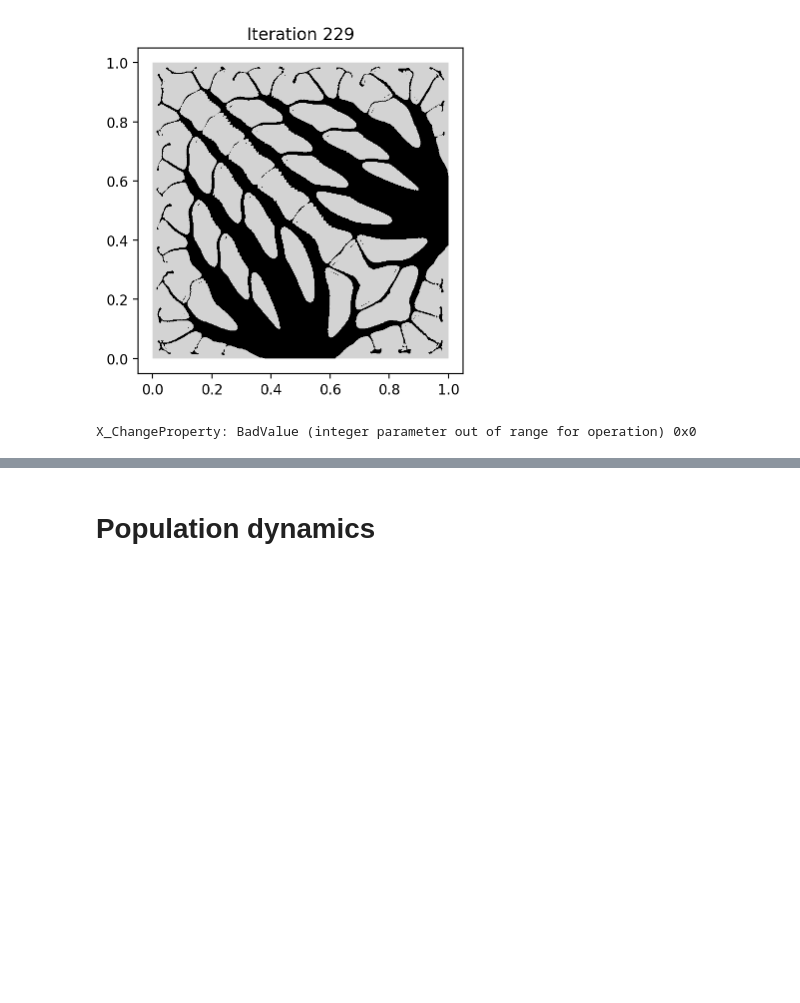
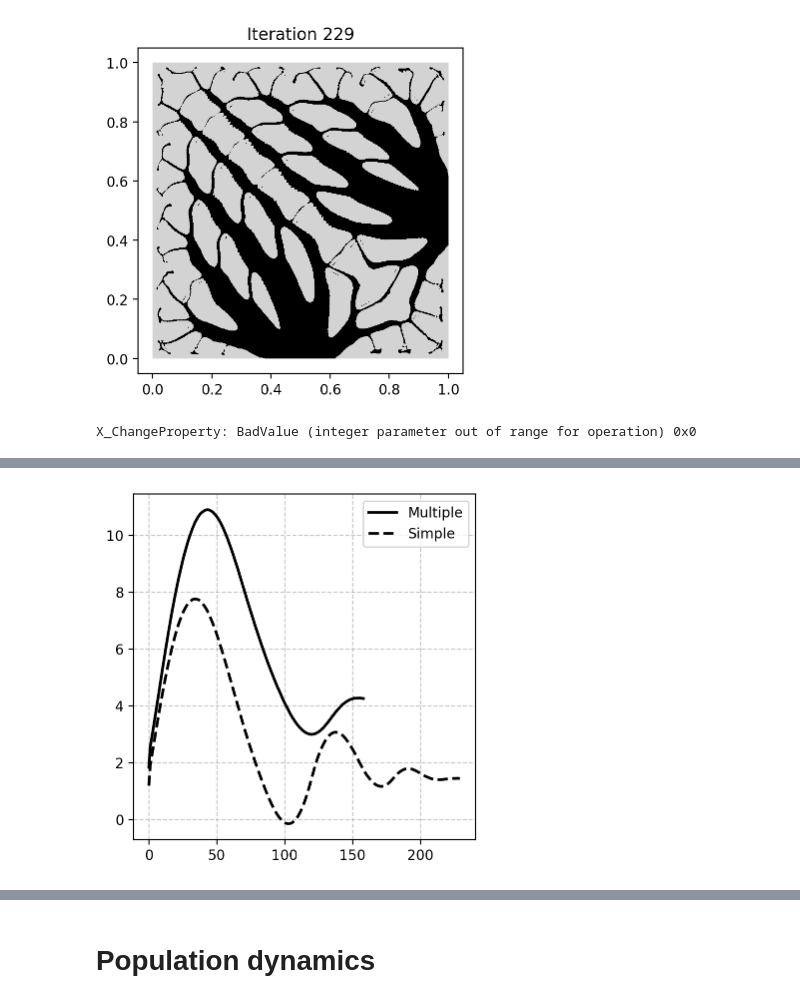
Before and after one commit to PhiFEM/phiFEM_FormOpt, a Jupyter notebook: code/Tutorial.ipynb, the cells around one changed output, grey strips where cells are left out. Drawn from its saved outputs; the diff is of its cells as text; code cells hidden in the pictures; blank space fills up the shorter version.

```diff
--- a/code/Tutorial.ipynb
+++ b/code/Tutorial.ipynb
@@ -620,7 +620,9 @@ plot_tutorial(h5file = "../results/t13/results.h5", size = (4, 4))
 # %%
 import numpy as np
 from plots import plot_lag2
 datat12 = np.load("../results/t12/data.npz")["Lg"]
 datat13 = np.load("../results/t13/data.npz")["Lg"]
-#plot_lag2(datat13, "Multiple", datat12, "Simple", figsize = (4.2,4))
-plot_lag2(datat13, "Multiple", datat12, "Simple", figsize = (4.0,4), filename = "../tex/heat4_0.png")
+plot_lag2(datat13, "Multiple", datat12, "Simple", figsize = (4.0,4.0))
+#plot_lag2(datat13, "Multiple", datat12, "Simple", figsize = (4.0,4.0), filename = "../tex/heat4_1.png")
+# %% [output]
+[figure, added]
```
Also changed, not shown: parts of 6 cells of this notebook, 15 other files.
